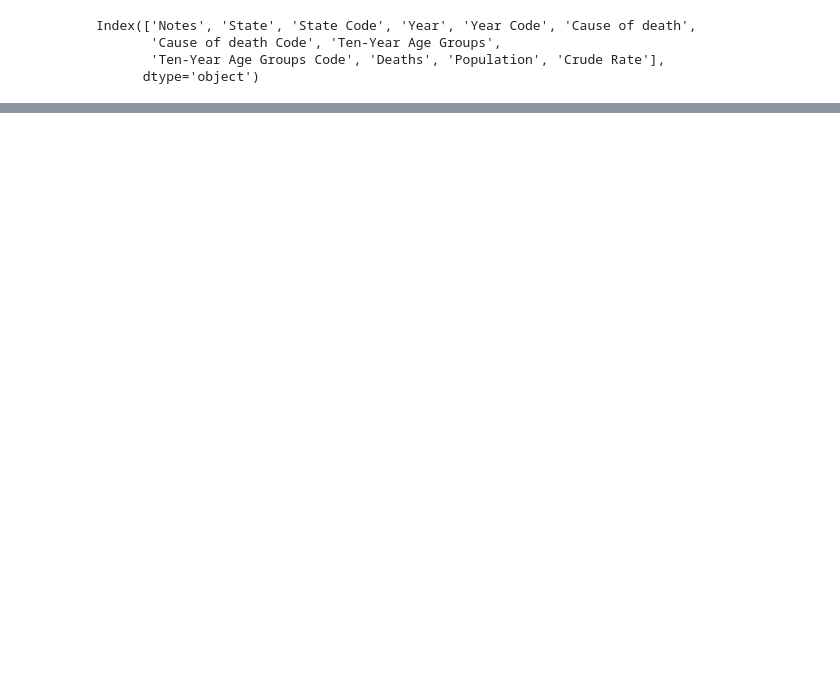
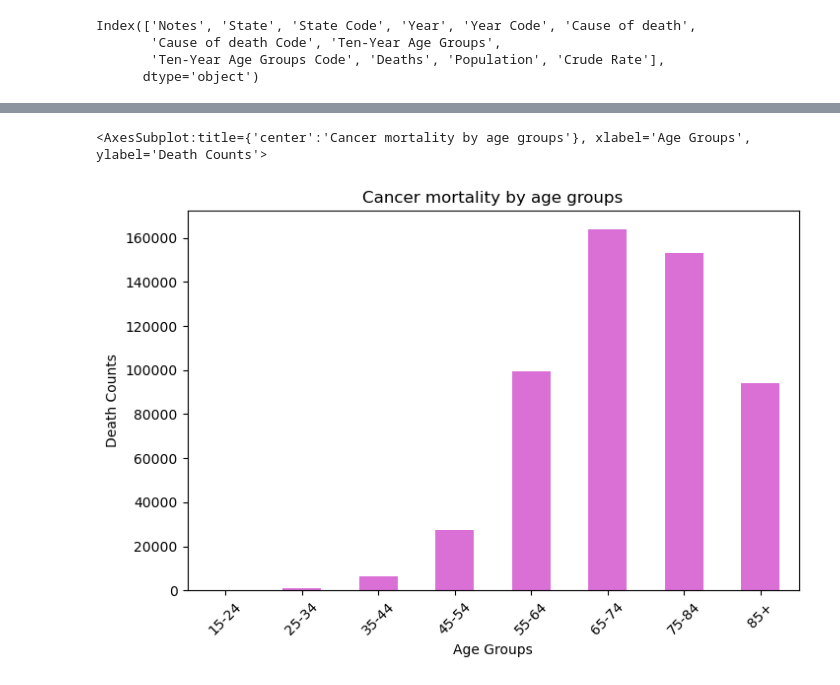
Before and after one commit to m3ufdech0c/Group_project1_Cancer_Demographics, a Jupyter notebook: aida_agegroups.ipynb, the cells around one changed output, grey strips where cells are left out. Drawn from its saved outputs; the diff is of its cells as text; code cells hidden in the pictures; blank space fills up the shorter version.

Commit message:
added Aida script files and output data

```diff
--- a/aida_agegroups.ipynb
+++ b/aida_agegroups.ipynb
@@ -46,0 +56,4 @@ clean_agegrouped_df.head()
+# %%
+# Extracting the 2020 data
+agegrouped_2020_df = rename_df.loc[rename_df['Year'] == 2020.0]
+agegrouped_2020_df.head()
@@ -46,0 +82,5 @@ clean_agegrouped_df.head()
+# %%
+# Dropping the Age groups that are non numerical '14-May' and '4-Jan'
+new_df = agegrouped_2020_df.drop(agegrouped_2020_df[agegrouped_2020_df['Age Groups'] == '14-May'].index)
+clean_agegrouped_2020_df =new_df.drop(new_df[new_df['Age Groups'] == '4-Jan'].index)
+clean_agegrouped_2020_df.head()
@@ -46,0 +107,3 @@ clean_agegrouped_df.head()
+# %%
+group_clean_agegrouped_2020_df = clean_agegrouped_2020_df.groupby(['Age Groups']).sum()['Deaths']
+group_clean_agegrouped_2020_df
@@ -46,0 +121,3 @@ clean_agegrouped_df.head()
+# %%
+age_group_counts = pd.DataFrame(group_clean_agegrouped_2020_df)
+age_group_counts
@@ -46,0 +135,8 @@ clean_agegrouped_df.head()
+# %%
+#Plotting a bar graph of the total death counts vs age groups
+fig1 = age_group_counts.plot(kind='bar', xlabel='Age Groups', ylabel='Death Counts', title='Cancer mortality by age groups', figsize=[8,5], color='orchid', rot=45, legend=False)
+fig1.figure.savefig('Aida Output Data/Age_groups_cancer_mortality.png')
+fig1
+# %% [output]
+<AxesSubplot:title={'center':'Cancer mortality by age groups'}, xlabel='Age Groups', ylabel='Death Counts'>
+[figure, added]
```
Also changed, not shown: parts of 9 cells of this notebook, 10 other files.
